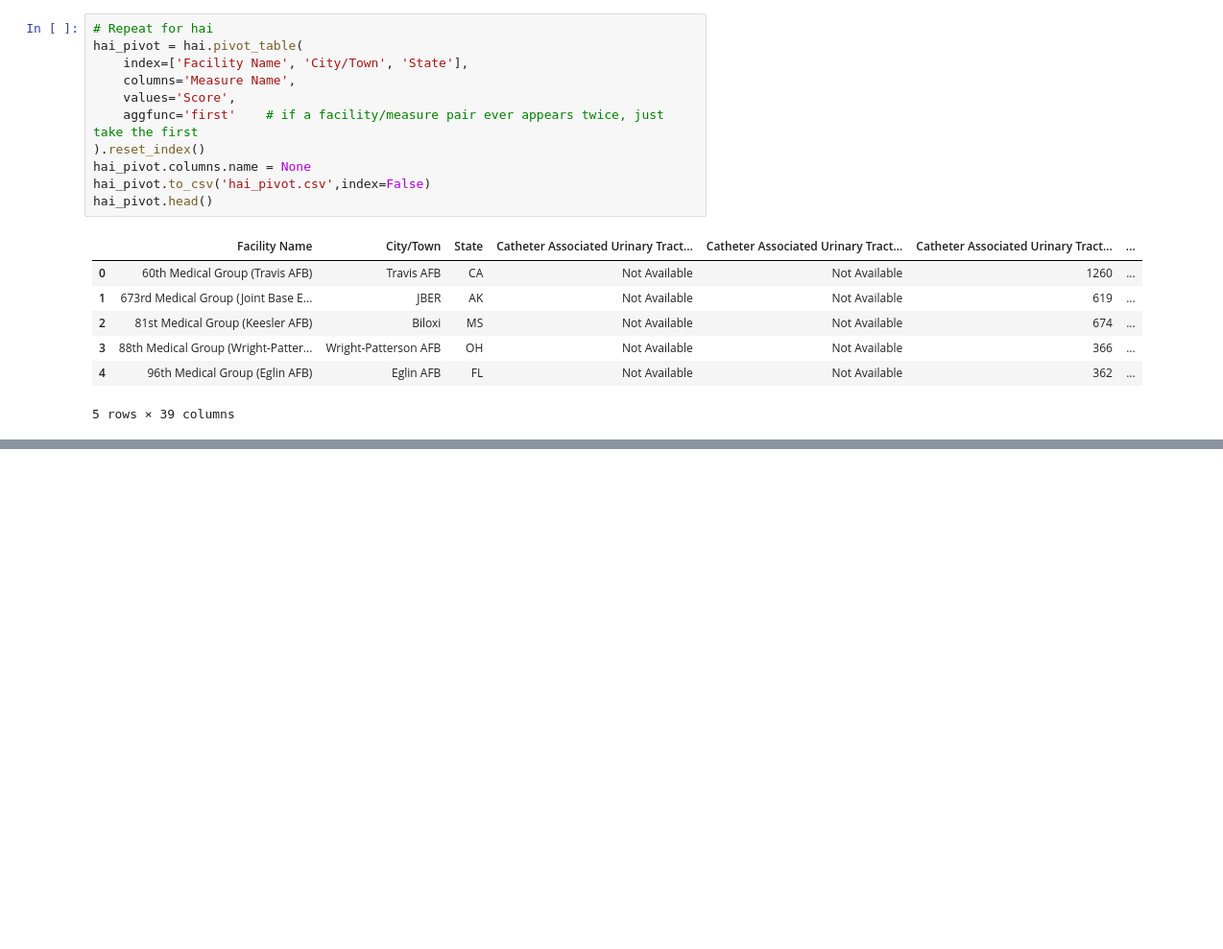
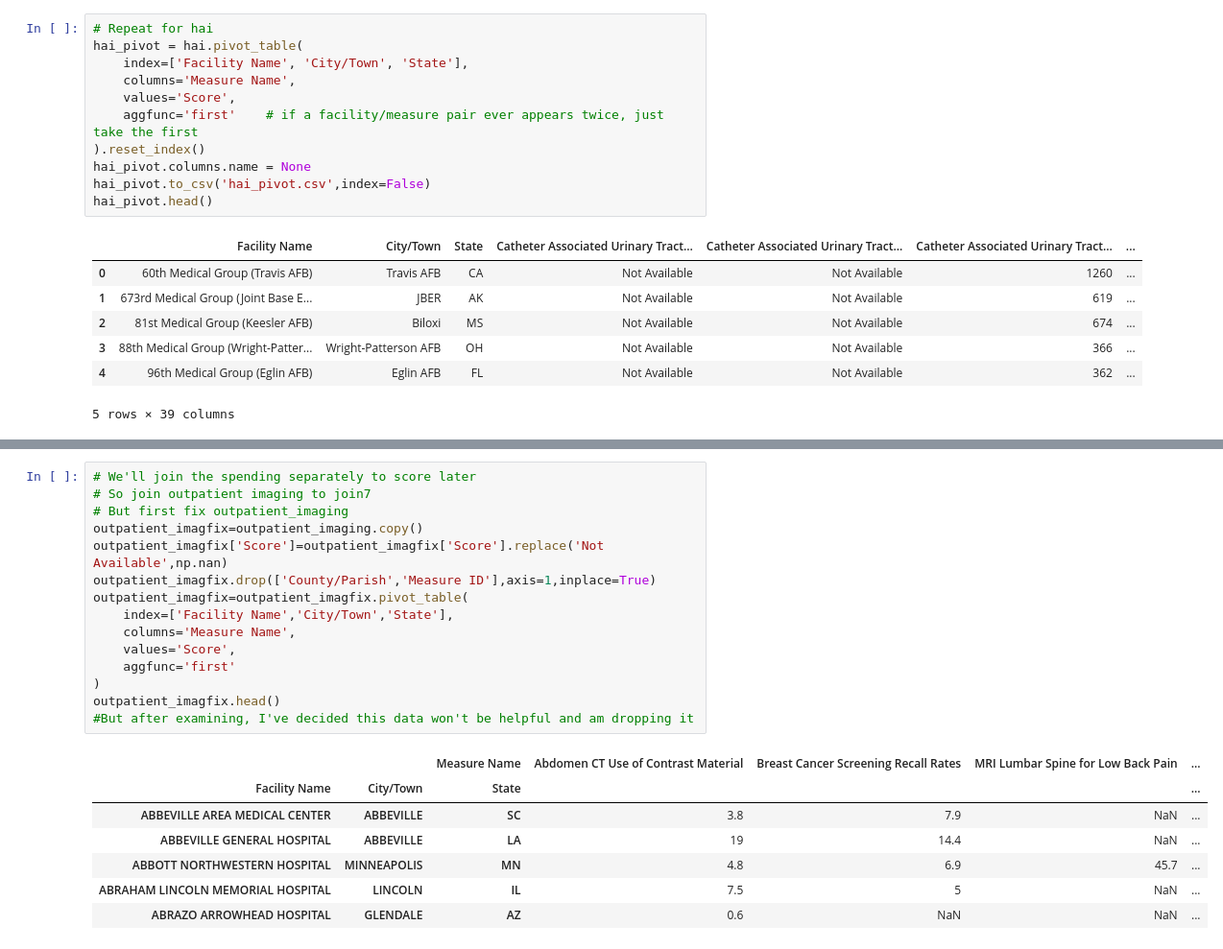
Before and after one commit to JackBrandt/jackbrandt.github.io, a Jupyter notebook: data_cleaning_joining.ipynb, the cells around one changed output, grey strips where cells are left out. Shown: that part at 96% size. Drawn from its saved outputs; the diff is of its cells as text; blank space fills up the shorter version.

Commit message:
data joining finished, data cleaning progress

```diff
--- a/data_cleaning_joining.ipynb
+++ b/data_cleaning_joining.ipynb
@@ -377,0 +496,23 @@ join6.head()
+# %%
+# We'll join the spending separately to score later
+# So join outpatient imaging to join7
+# But first fix outpatient_imaging
+outpatient_imagfix=outpatient_imaging.copy()
+outpatient_imagfix['Score']=outpatient_imagfix['Score'].replace('Not Available',np.nan)
+outpatient_imagfix.drop(['County/Parish','Measure ID'],axis=1,inplace=True)
+outpatient_imagfix=outpatient_imagfix.pivot_table(
+    index=['Facility Name','City/Town','State'],
+    columns='Measure Name',
+    values='Score',
+    aggfunc='first'
+)
+outpatient_imagfix.head()
+#But after examining, I've decided this data won't be helpful and am dropping it
+# %% [output]
+|  |  | Measure Name | Abdomen CT Use of Contrast Material | Breast Cancer Screening Recall Rates | MRI Lumbar Spine for Low Back Pain | ... |
+| Facility Name | City/Town | State |  |  |  | ... |
+| ABBEVILLE AREA MEDICAL CENTER | ABBEVILLE | SC | 3.8 | 7.9 | NaN | ... |
+| ABBEVILLE GENERAL HOSPITAL | ABBEVILLE | LA | 19 | 14.4 | NaN | ... |
+| ABBOTT NORTHWESTERN HOSPITAL | MINNEAPOLIS | MN | 4.8 | 6.9 | 45.7 | ... |
+| ABRAHAM LINCOLN MEMORIAL HOSPITAL | LINCOLN | IL | 7.5 | 5 | NaN | ... |
+| ABRAZO ARROWHEAD HOSPITAL | GLENDALE | AZ | 0.6 | NaN | NaN | ... |
```
Also changed, not shown: parts of 17 cells of this notebook, 19 other files.
